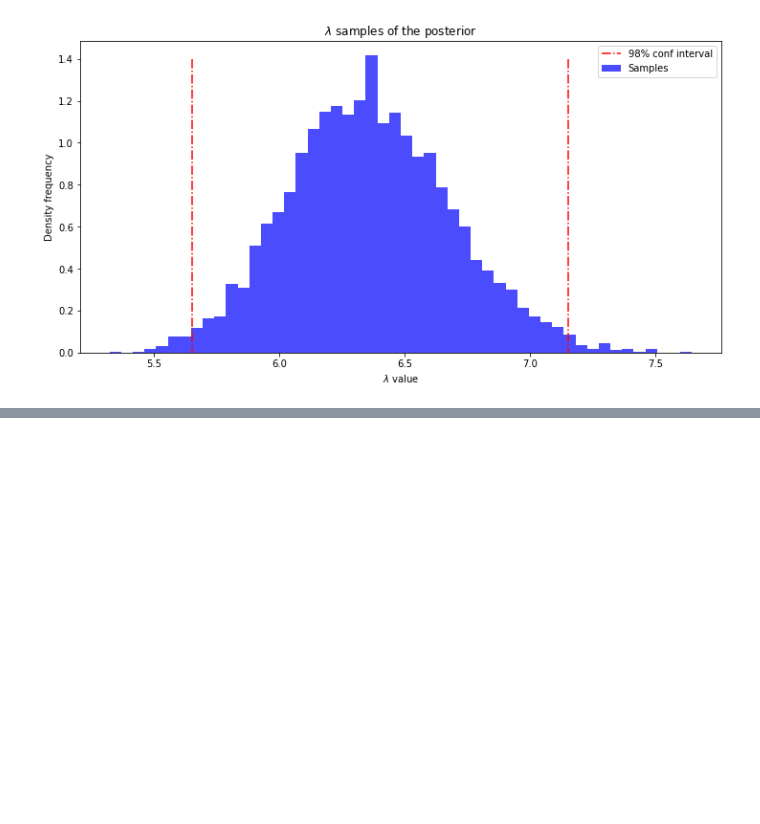
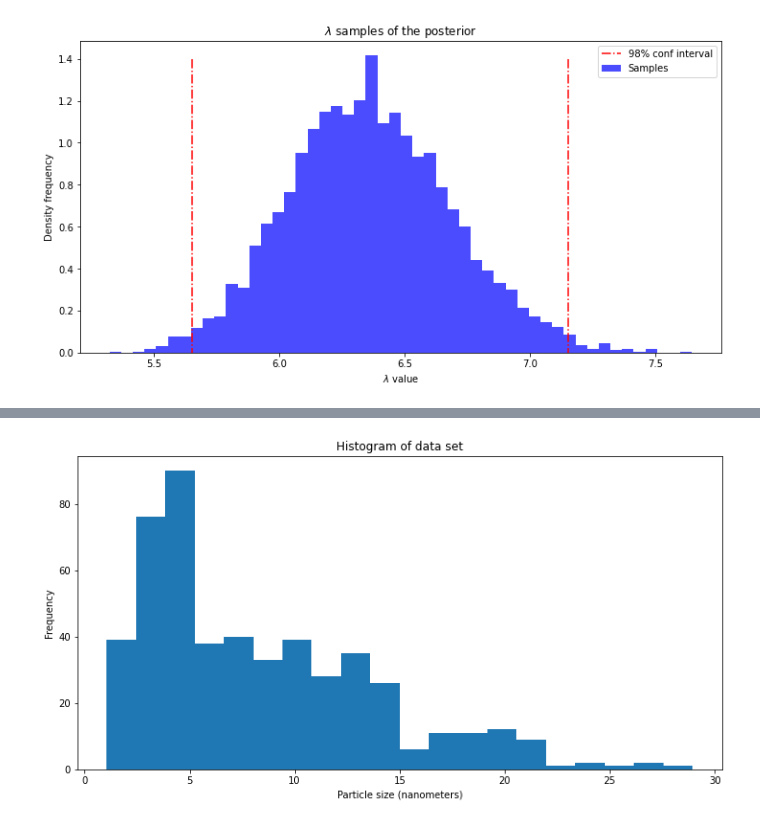
Before and after one commit to Inventrohyder/cs146, a Jupyter notebook: Assignments/assignment-3/notebook.ipynb, the cells around one changed output, grey strips where cells are left out. Drawn from its saved outputs; the diff is of its cells as text; code cells hidden in the pictures; blank space fills up the shorter version.

```diff
--- a/Assignments/assignment-3/notebook.ipynb
+++ b/Assignments/assignment-3/notebook.ipynb
@@ -482,0 +494,11 @@ plt.show()
+# %%
+# Data are very skew and all values are positive, so probably non-normal.
+plt.figure(figsize=(12,6))
+plt.hist(hrtem_data, bins=20)
+plt.xlabel('Particle size (nanometers)')
+plt.ylabel('Frequency')
+plt.title('Histogram of data set')
+plt.savefig('hrtem_data.png')
+plt.show()
+# %% [output]
+[figure, added]
```
Also changed, not shown: parts of 41 cells of this notebook, 4 other files.
